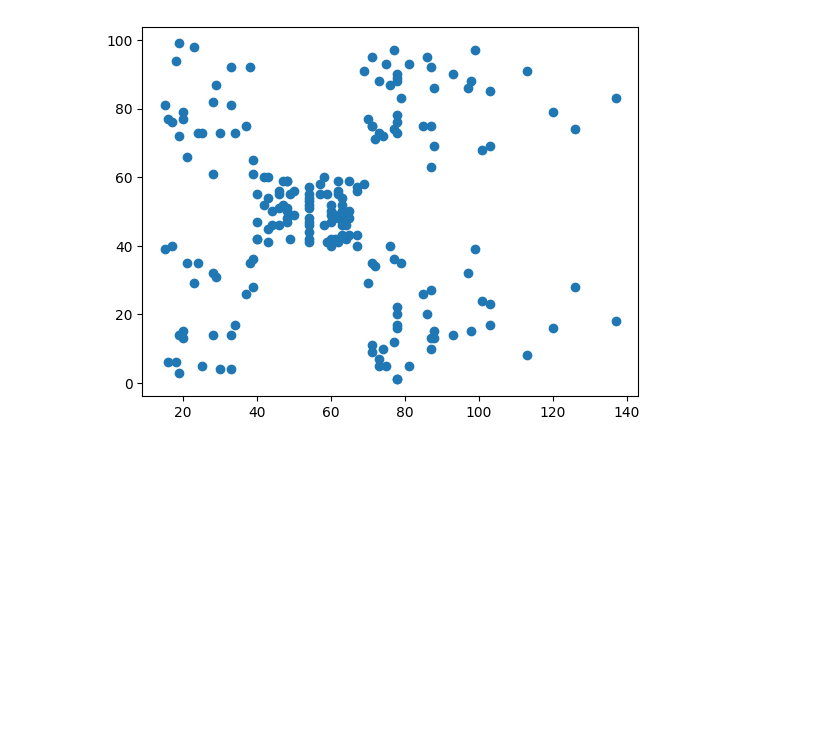
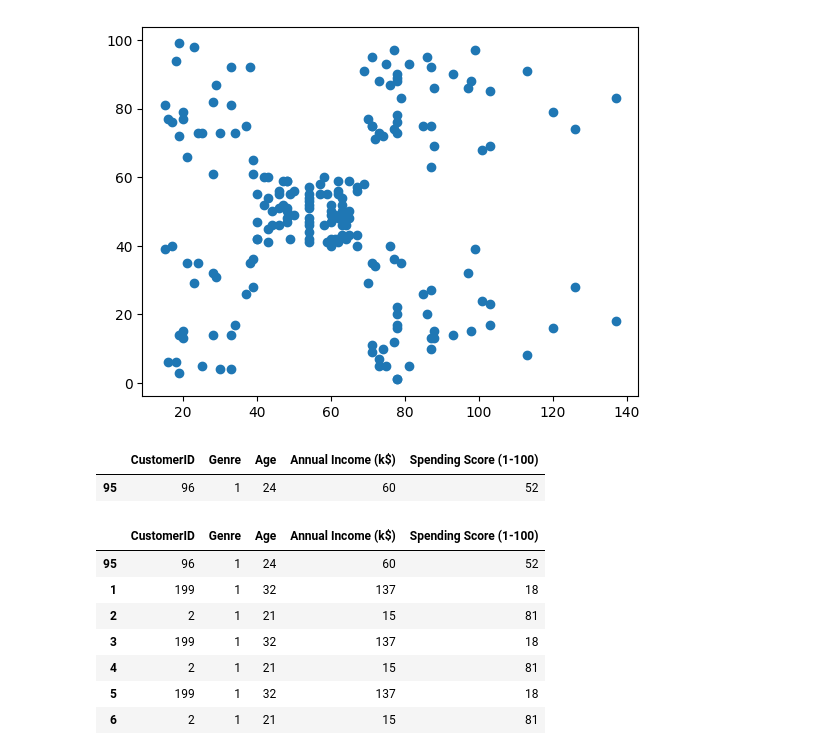
Before and after one commit to gitbhusalhubpramish/Mall-Customer, a Jupyter notebook: mall-custumer.ipynb, the cells around one changed output. Cells and saved outputs as stored; diff of their text form; code cells hidden in the pictures; blank space fills up the shorter version.

```diff
--- a/mall-custumer.ipynb
+++ b/mall-custumer.ipynb
@@ -56,0 +61,21 @@ plt.show()
+# %%
+cen = pd.DataFrame(df.sample(random_state=42))
+cen
+# %% [output]
+|  | CustomerID | Genre | Age | Annual Income (k$) | Spending Score (1-100) |
+| 95 | 96 | 1 | 24 | 60 | 52 |
+# %%
+for i in range(k-1):
+    dx = abs((df-cen.iloc[i].to_numpy())**2).sum(axis=1)
+    p = dx/dx.sum()
+    cen.loc[i+1]= df.iloc[np.argmax(p)]
+cen
+# %% [output]
+|  | CustomerID | Genre | Age | Annual Income (k$) | Spending Score (1-100) |
+| 95 | 96 | 1 | 24 | 60 | 52 |
+| 1 | 199 | 1 | 32 | 137 | 18 |
+| 2 | 2 | 1 | 21 | 15 | 81 |
+| 3 | 199 | 1 | 32 | 137 | 18 |
+| 4 | 2 | 1 | 21 | 15 | 81 |
+| 5 | 199 | 1 | 32 | 137 | 18 |
+| 6 | 2 | 1 | 21 | 15 | 81 |
```
Also changed, not shown: parts of 3 cells of this notebook.
